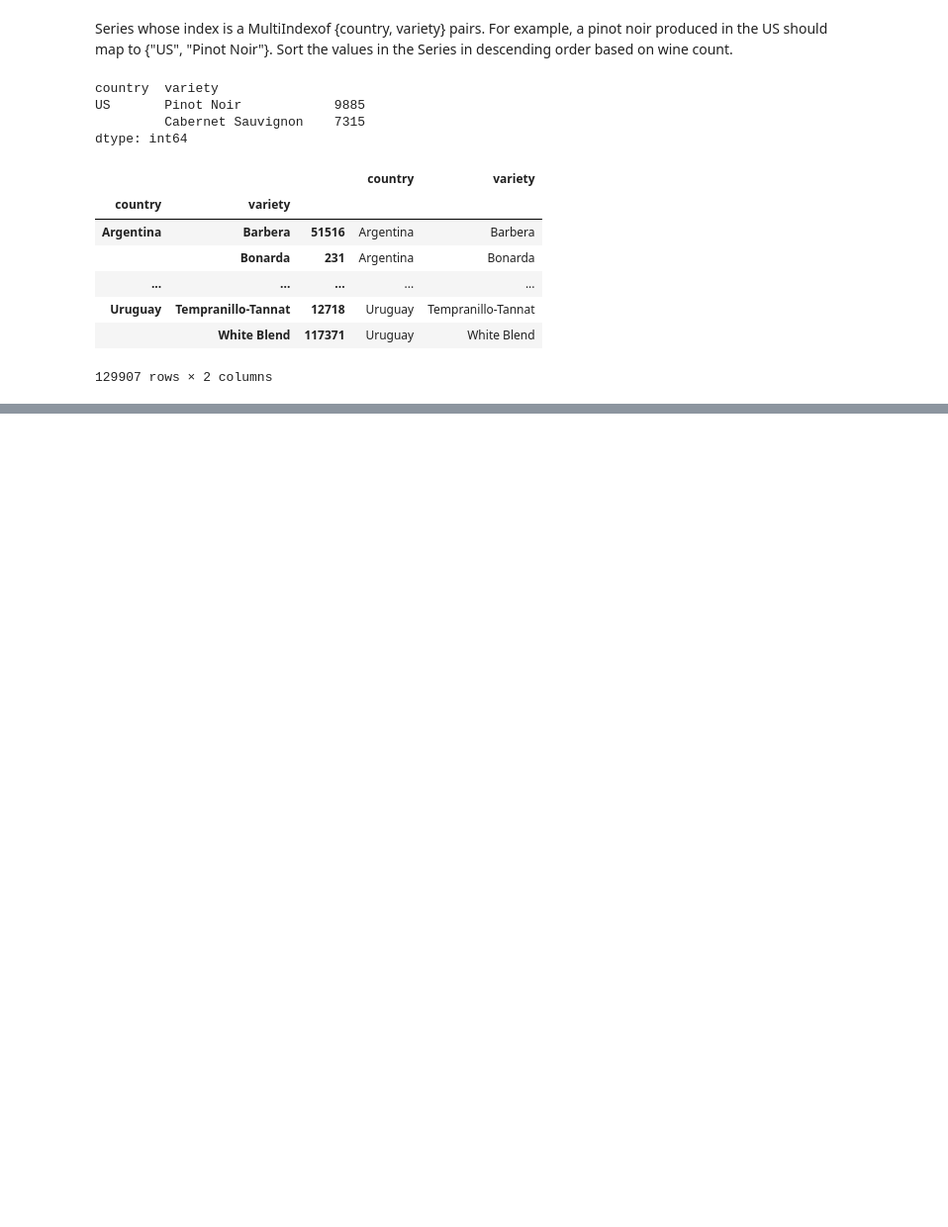
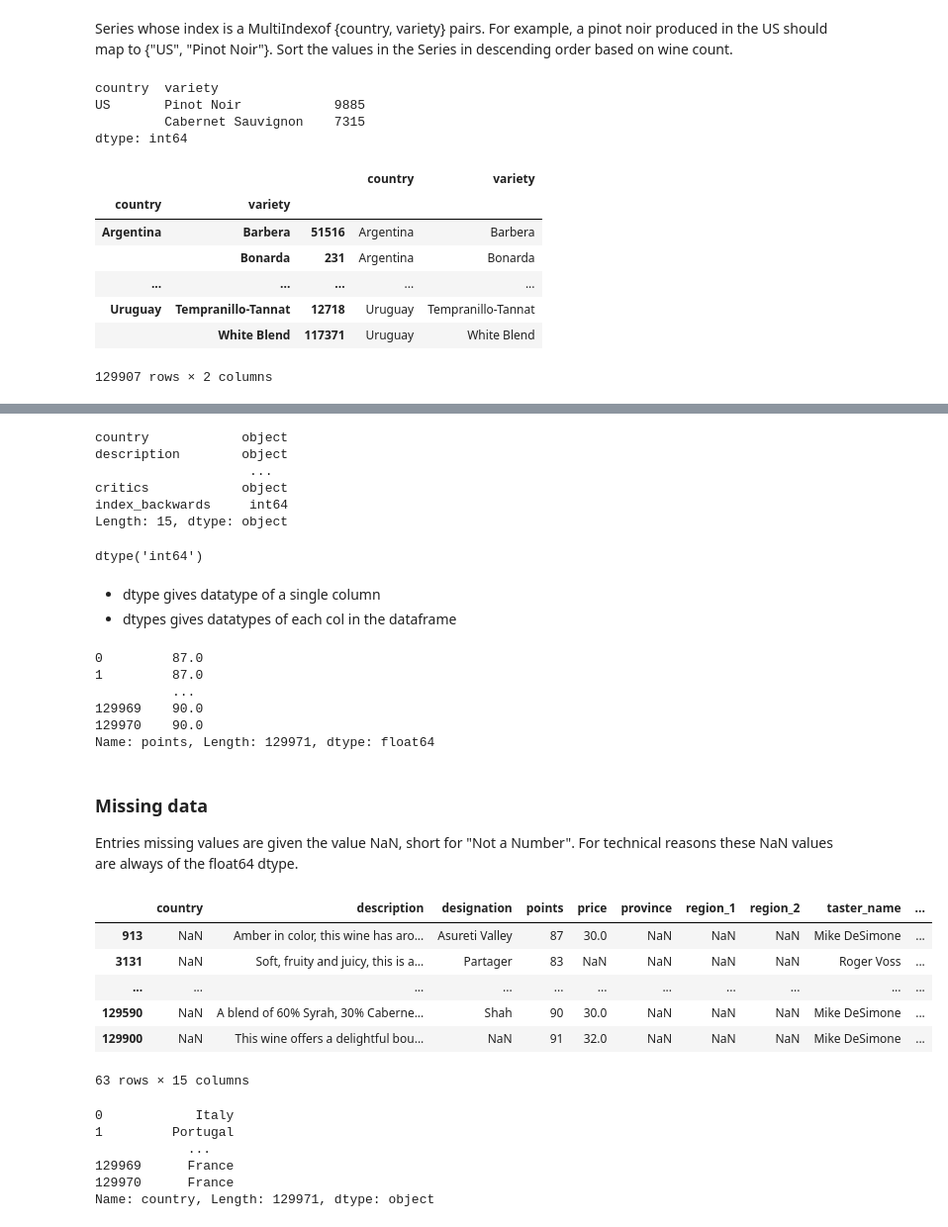
Before and after one commit to Iamsbharti/ML-AI, a Jupyter notebook: pandas/pandas_practice.ipynb, the cells around one changed output, grey strips where cells are left out. Shown at 99% size. Saved outputs shown, nothing was run; the diff lists cells and outputs as text; code cells hidden in the pictures; blank space fills up the shorter version.

Commit message:
datatype missing calues :rocket:

```diff
--- a/pandas/pandas_practice.ipynb
+++ b/pandas/pandas_practice.ipynb
@@ -827,0 +830,52 @@ df.loc[:,['country','variety']]
+# %%
+wine_data.dtypes
+# %% [output]
+country            object
+description        object
+                    ...
+critics            object
+index_backwards     int64
+Length: 15, dtype: object
+# %%
+wine_data.points.dtype
+# %% [output]
+dtype('int64')
+# %% [markdown]
+- dtype gives datatype of a single column
+- dtypes gives datatypes of each col in the dataframe
+# %%
+# you can view a column  as a dtype
+wine_data.points.astype('float64')
+# %% [output]
+0         87.0
+1         87.0
+          ...
+129969    90.0
+129970    90.0
+Name: points, Length: 129971, dtype: float64
+# %% [markdown]
+### Missing data
+Entries missing values are given the value NaN, short for "Not a Number". For technical reasons these NaN values are always of the float64 dtype.
+# %%
+# Pandas provides some methods specific to missing data.
+# To select NaN entries you can use pd.isnull() (or its companion pd.notnull()).
+wine_data[pd.isnull(wine_data.country)] #gives df where country is null
+# %% [output]
+|  | country | description | designation | points | price | province | region_1 | region_2 | taster_name | ... |
+| 913 | NaN | Amber in color, this wine has aro... | Asureti Valley | 87 | 30.0 | NaN | NaN | NaN | Mike DeSimone | ... |
+| 3131 | NaN | Soft, fruity and juicy, this is a... | Partager | 83 | NaN | NaN | NaN | NaN | Roger Voss | ... |
+| ... | ... | ... | ... | ... | ... | ... | ... | ... | ... | ... |
+| 129590 | NaN | A blend of 60% Syrah, 30% Caberne... | Shah | 90 | 30.0 | NaN | NaN | NaN | Mike DeSimone | ... |
+| 129900 | NaN | This wine offers a delightful bou... | NaN | 91 | 32.0 | NaN | NaN | NaN | Mike DeSimone | ... |
+63 rows × 15 columns
+# %%
+# Replacing missing values is a common operation.
+# Pandas provides a really handy method for this problem: fillna(). fillna()
+wine_data.country.fillna('India')
+# %% [output]
+0            Italy
+1         Portugal
+            ...
+129969      France
+129970      France
+Name: country, Length: 129971, dtype: object
```
Also changed, not shown: parts of 3 cells of this notebook, 1 other file.
